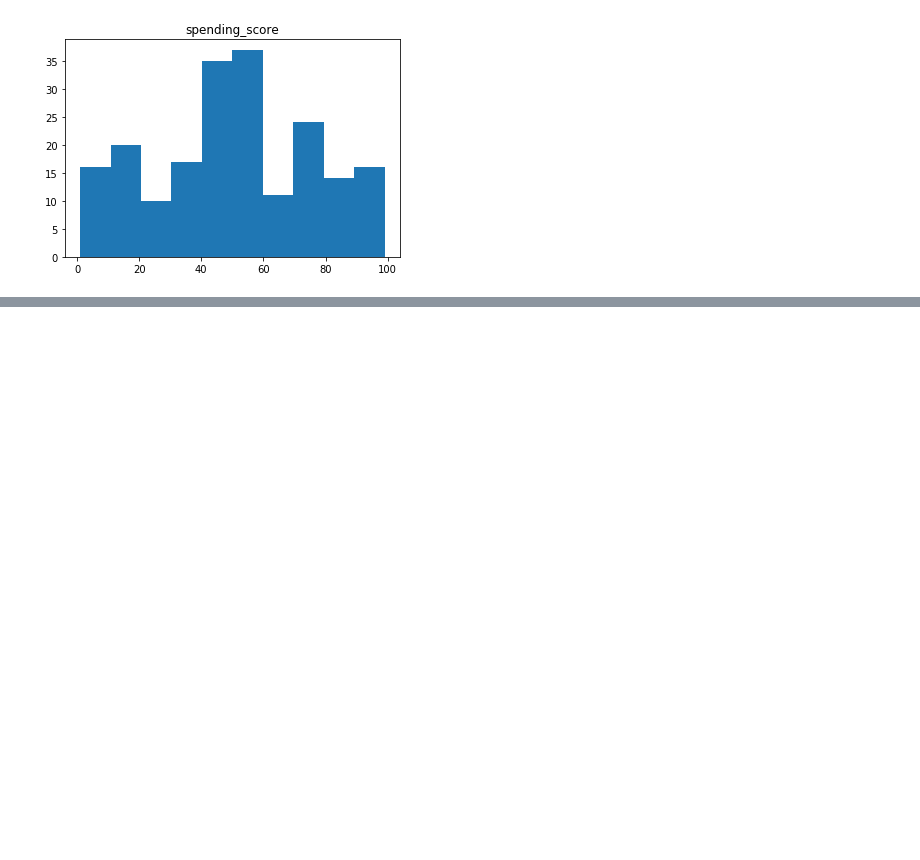
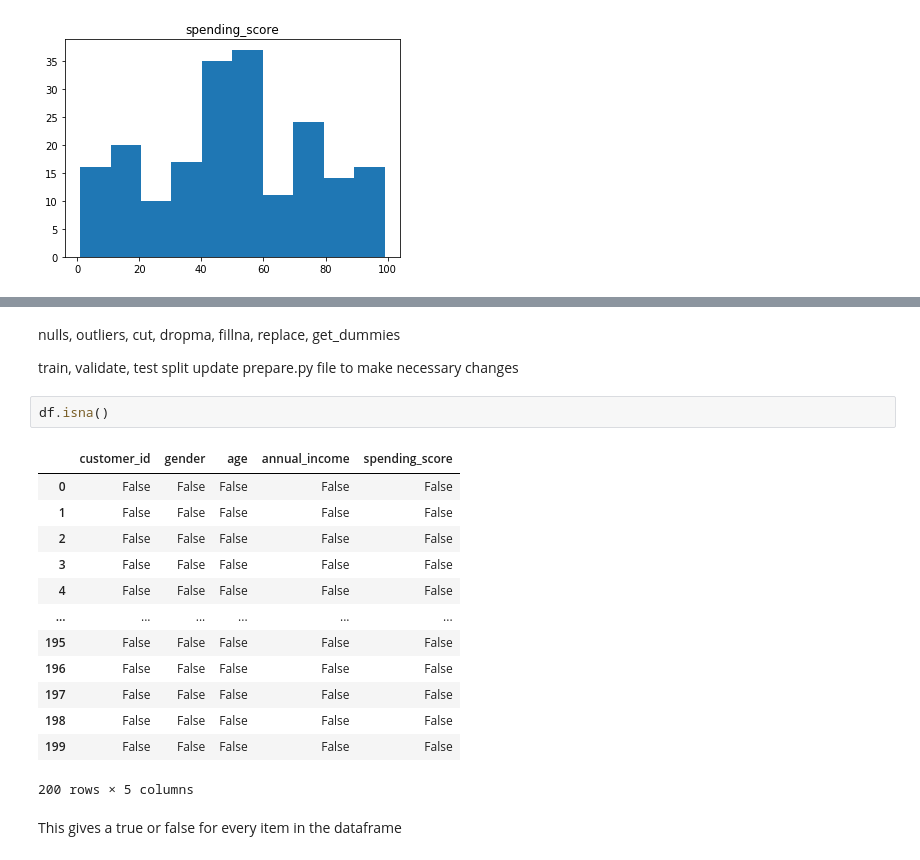
Before and after one commit to dbojado/regression-exercises, a Jupyter notebook: wrangle.ipynb, the cells around one changed output, grey strips where cells are left out. Saved outputs shown, nothing was run; the diff lists cells and outputs as text; blank space fills up the shorter version.

```diff
--- a/wrangle.ipynb
+++ b/wrangle.ipynb
@@ -110,0 +113,23 @@ update prepare.py file to make necessary changes
+# %% [markdown]
+nulls, outliers, cut, dropma, fillna, replace, get_dummies
+
+train, validate, test split
+update prepare.py file to make necessary changes
+# %%
+df.isna()
+# %% [output]
+|  | customer_id | gender | age | annual_income | spending_score |
+| 0 | False | False | False | False | False |
+| 1 | False | False | False | False | False |
+| 2 | False | False | False | False | False |
+| 3 | False | False | False | False | False |
+| 4 | False | False | False | False | False |
+| ... | ... | ... | ... | ... | ... |
+| 195 | False | False | False | False | False |
+| 196 | False | False | False | False | False |
+| 197 | False | False | False | False | False |
+| 198 | False | False | False | False | False |
+| 199 | False | False | False | False | False |
+200 rows × 5 columns
+# %% [markdown]
+This gives a true or false for every item in the dataframe
```
Also changed, not shown: parts of 24 cells of this notebook.
